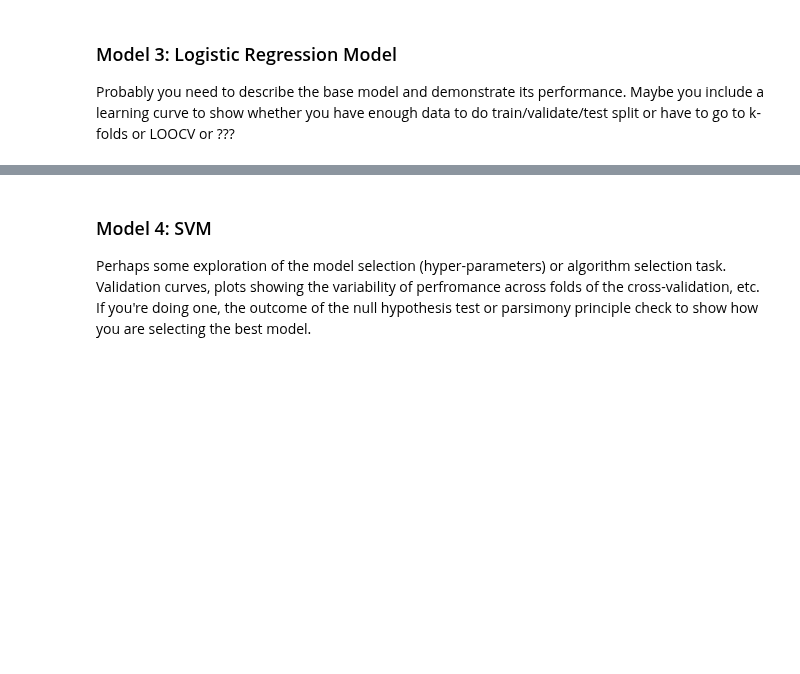
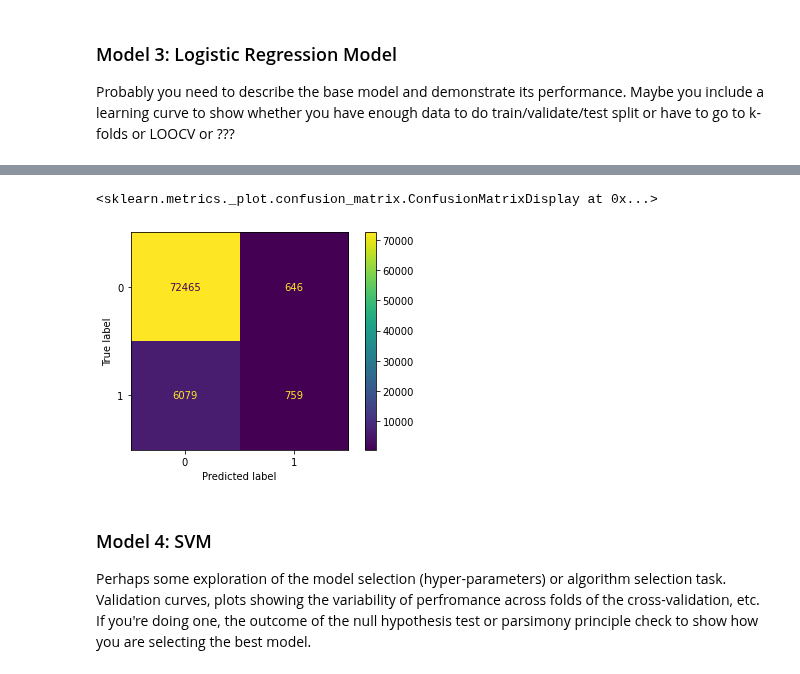
Before and after one commit to COGS118A/Group023-Sp22, a Jupyter notebook: FinalProject_group023.ipynb, the cells around one changed output, grey strips where cells are left out. Saved outputs shown, nothing was run; the diff lists cells and outputs as text; code cells hidden in the pictures; blank space fills up the shorter version.

```diff
--- a/FinalProject_group023.ipynb
+++ b/FinalProject_group023.ipynb
@@ -217,3 +261,39 @@ ConfusionMatrixDisplay(confusion_matrix(y_test, search.predict(X_test))).plot()
 ### Model 3: Logistic Regression Model
 
 Probably you need to describe the base model and demonstrate its performance.  Maybe you include a learning curve to show whether you have enough data to do train/validate/test split or have to go to k-folds or LOOCV or ???
+# %%
+scaler = StandardScaler()
+imp = SimpleImputer(missing_values=np.nan, strategy='mean')
+logistic = LogisticRegression()
+
+pipe = Pipeline(steps=[("scaler", scaler), ("imputer", imp), ("logistic", logistic)])
+
+logistic_max = LogisticRegression(max_iter = 5000)
+
+param_grid = [
+    {'logistic': [logistic_max],
+    'logistic__solver' : ['saga'],
+    'logistic__penalty' : ['l1', 'l2'],
+    'logistic__C': [0.01, 0.1, 1, 10] },
+
+    {'logistic': [logistic_max],
+    'logistic__solver' : ['lbfgs'],
+    'logistic__penalty' : ['l2'],
+    'logistic__C': [0.01, 0.1, 1, 10]},
+
+    {'logistic': [logistic_max],
+    'logistic__solver' : ['newton-cg'],
+    'logistic__penalty' : ['l2'],
+    'logistic__C': [0.01, 0.1, 1, 10]}
+]
+
+# Is the top params the same as the bottom?
+
+params = {
+    'logistic__solver' : ["saga", "lbfgs", "newton-cg"],
+    'logistic__penalty' : ["l1", "l2"],
+    'logistic__C': [0.01, 0.1, 1, 10]
+}
+
+gscv = GridSearchCV(pipe, param_grid= param_grid, n_jobs= -1, cv= 4, scoring= 'recall')
+best_logistic = gscv.fit(X_train, y_train)
@@ -220,3 +315,8 @@ Probably you need to describe the base model and demonstrate its performance.  M
+# %%
+ConfusionMatrixDisplay(confusion_matrix(y_test, best_logistic.predict(X_test))).plot()
+# %% [output]
+<sklearn.metrics._plot.confusion_matrix.ConfusionMatrixDisplay at 0x...>
+[figure, added]
 # %% [markdown]
 ### Model 4: SVM
 
```
Also changed, not shown: parts of 12 cells of this notebook.
